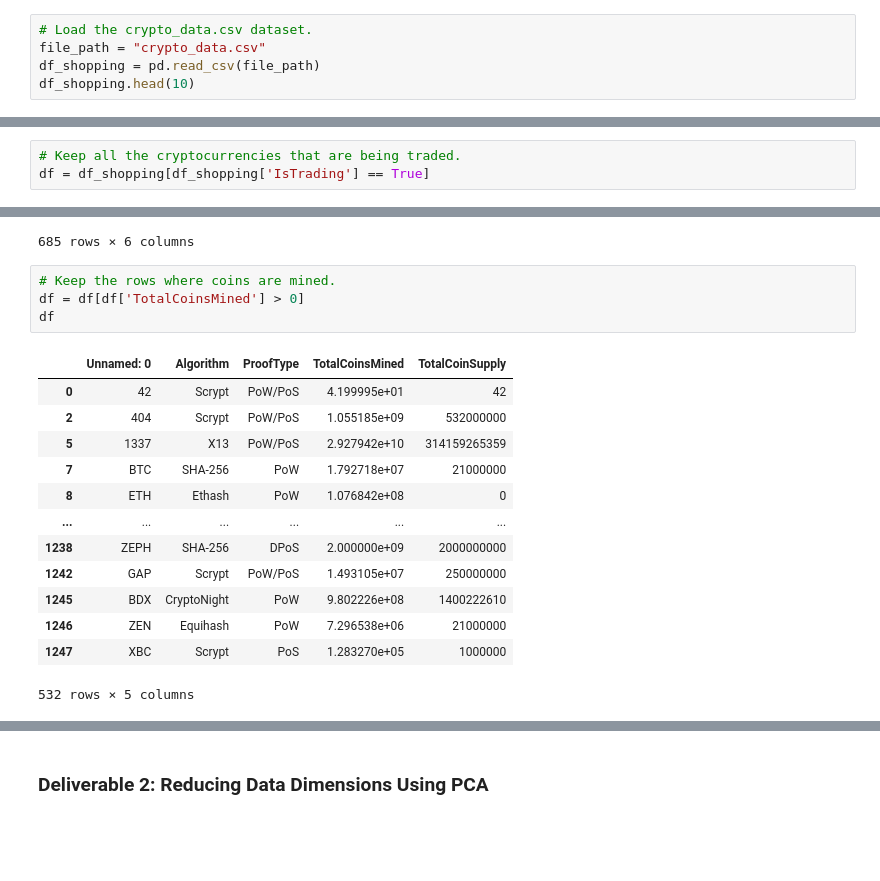
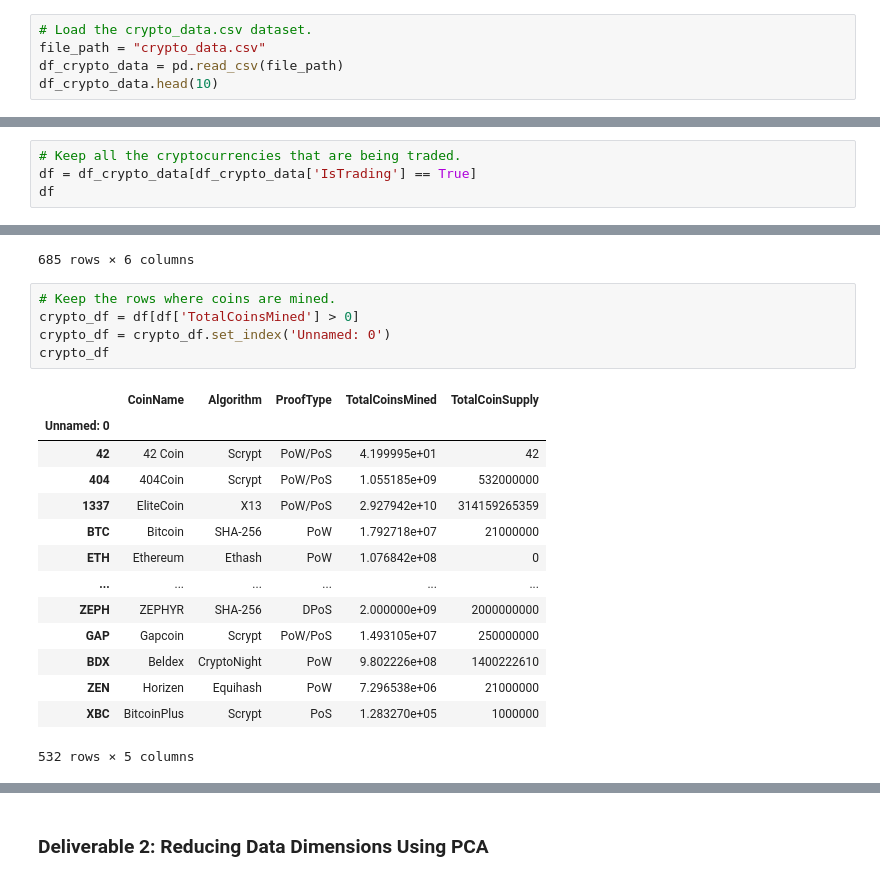
Before and after one commit to temersonzetina/Cryptocurrencies, a Jupyter notebook: Challenge/crypto_clustering.ipynb, the cells around one changed output, grey strips where cells are left out. Cells and saved outputs as stored; diff of their text form; blank space fills up the shorter version.

```diff
--- a/Challenge/crypto_clustering.ipynb
+++ b/Challenge/crypto_clustering.ipynb
@@ -14,8 +14,8 @@ from sklearn.cluster import KMeans
 # %%
 # Load the crypto_data.csv dataset.
 file_path = "crypto_data.csv"
-df_shopping = pd.read_csv(file_path)
-df_shopping.head(10)
+df_crypto_data = pd.read_csv(file_path)
+df_crypto_data.head(10)
 # %% [output]
 |  | Unnamed: 0 | CoinName | Algorithm | IsTrading | ProofType | TotalCoinsMined | TotalCoinSupply |
 | 0 | 42 | 42 Coin | Scrypt | True | PoW/PoS | 4.199995e+01 | 42 |
@@ -30,7 +30,8 @@ df_shopping.head(10)
 | 9 | LTC | Litecoin | Scrypt | True | PoW | 6.303924e+07 | 84000000 |
 # %%
 # Keep all the cryptocurrencies that are being traded.
-df = df_shopping[df_shopping['IsTrading'] == True]
+df = df_crypto_data[df_crypto_data['IsTrading'] == True]
+df
 # %% [output]
 |  | Unnamed: 0 | CoinName | Algorithm | IsTrading | ProofType | TotalCoinsMined | TotalCoinSupply |
 | 0 | 42 | 42 Coin | Scrypt | True | PoW/PoS | 4.199995e+01 | 42 |
@@ -70,21 +85,23 @@ df.dropna()
 685 rows × 6 columns
 # %%
 # Keep the rows where coins are mined.
-df = df[df['TotalCoinsMined'] > 0]
-df
+crypto_df = df[df['TotalCoinsMined'] > 0]
+crypto_df = crypto_df.set_index('Unnamed: 0')
+crypto_df
 # %% [output]
-|  | Unnamed: 0 | Algorithm | ProofType | TotalCoinsMined | TotalCoinSupply |
-| 0 | 42 | Scrypt | PoW/PoS | 4.199995e+01 | 42 |
-| 2 | 404 | Scrypt | PoW/PoS | 1.055185e+09 | 532000000 |
-| 5 | 1337 | X13 | PoW/PoS | 2.927942e+10 | 314159265359 |
-| 7 | BTC | SHA-256 | PoW | 1.792718e+07 | 21000000 |
-| 8 | ETH | Ethash | PoW | 1.076842e+08 | 0 |
+|  | CoinName | Algorithm | ProofType | TotalCoinsMined | TotalCoinSupply |
+| Unnamed: 0 |  |  |  |  |  |
+| 42 | 42 Coin | Scrypt | PoW/PoS | 4.199995e+01 | 42 |
+| 404 | 404Coin | Scrypt | PoW/PoS | 1.055185e+09 | 532000000 |
+| 1337 | EliteCoin | X13 | PoW/PoS | 2.927942e+10 | 314159265359 |
+| BTC | Bitcoin | SHA-256 | PoW | 1.792718e+07 | 21000000 |
+| ETH | Ethereum | Ethash | PoW | 1.076842e+08 | 0 |
 | ... | ... | ... | ... | ... | ... |
-| 1238 | ZEPH | SHA-256 | DPoS | 2.000000e+09 | 2000000000 |
-| 1242 | GAP | Scrypt | PoW/PoS | 1.493105e+07 | 250000000 |
-| 1245 | BDX | CryptoNight | PoW | 9.802226e+08 | 1400222610 |
-| 1246 | ZEN | Equihash | PoW | 7.296538e+06 | 21000000 |
-| 1247 | XBC | Scrypt | PoS | 1.283270e+05 | 1000000 |
+| ZEPH | ZEPHYR | SHA-256 | DPoS | 2.000000e+09 | 2000000000 |
+| GAP | Gapcoin | Scrypt | PoW/PoS | 1.493105e+07 | 250000000 |
+| BDX | Beldex | CryptoNight | PoW | 9.802226e+08 | 1400222610 |
+| ZEN | Horizen | Equihash | PoW | 7.296538e+06 | 21000000 |
+| XBC | BitcoinPlus | Scrypt | PoS | 1.283270e+05 | 1000000 |
 532 rows × 5 columns
 # %%
 # Create a new DataFrame that holds only the cryptocurrencies names.
```
Also changed, not shown: parts of 21 cells of this notebook.
